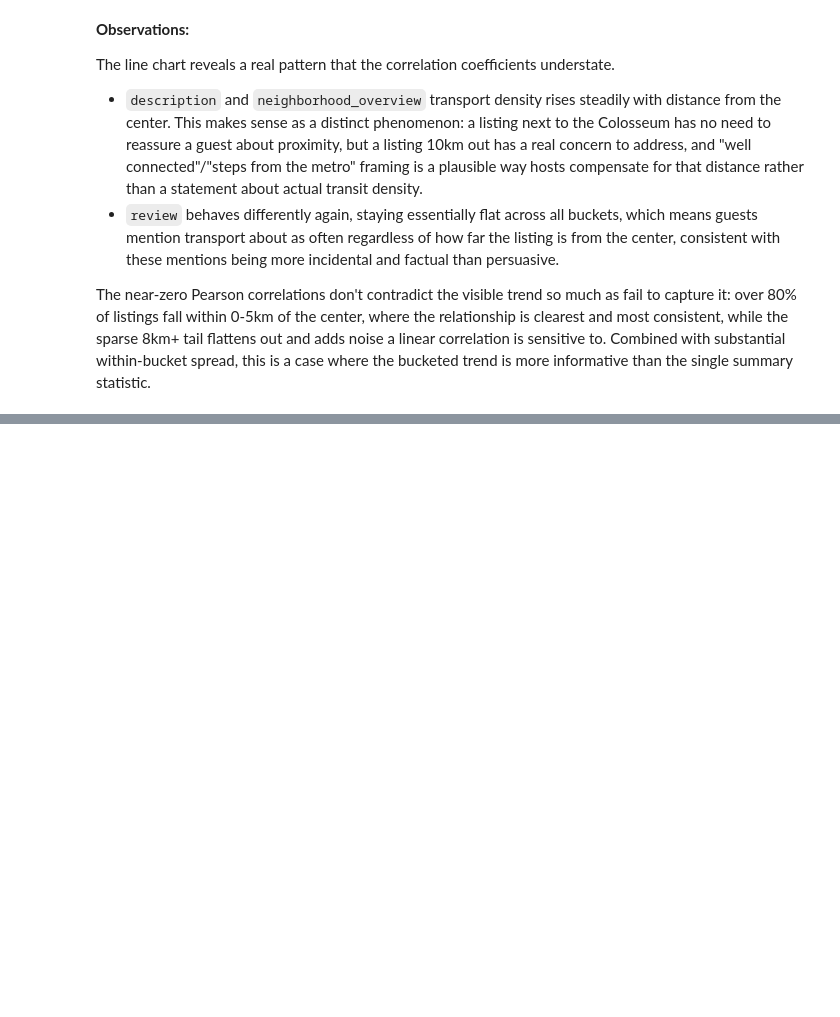
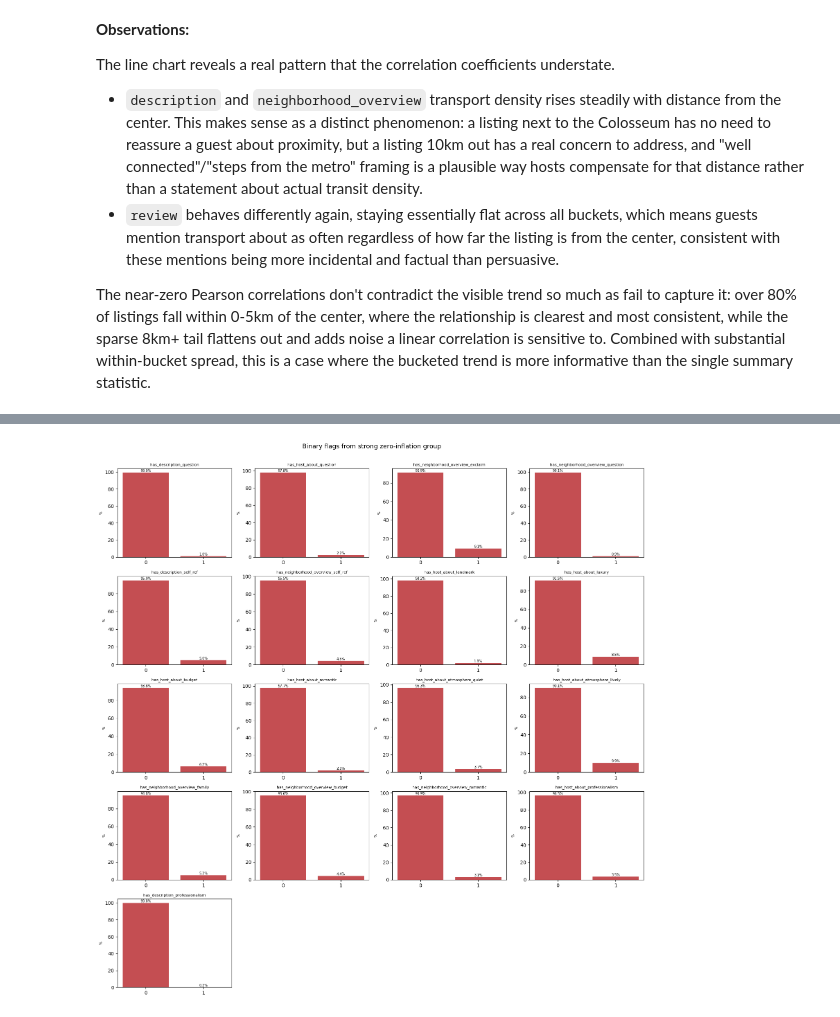
Before and after one commit to pln6/airbnb-market-segmentation-analysis, a Jupyter notebook: notebooks/02_feature_engineering.ipynb, the cells around one changed output, grey strips where cells are left out. Saved outputs shown, nothing was run; the diff lists cells and outputs as text; code cells hidden in the pictures; blank space fills up the shorter version.

```diff
--- a/notebooks/02_feature_engineering.ipynb
+++ b/notebooks/02_feature_engineering.ipynb
@@ -3345,0 +3515,37 @@ The near-zero Pearson correlations don't contradict the visible trend so much as
+# %%
+# strong group - binary flags
+def to_flag_name(col):
+    for suffix in ('_density', '_count'):
+        if col.endswith(suffix):
+            return f'has_{col[:-len(suffix)]}'
+    return f'has_{col}'
+
+for col in zero_inflated_strong:
+    flag_name = to_flag_name(col)
+    flag_series = (listings_clean[col] > 0).astype('Int64')
+    flag_series[listings_clean[col].isna()] = pd.NA  # preserve unavailable
+    listings_clean[flag_name] = flag_series
+
+listings_clean = listings_clean.copy()
+
+strong_flag_names = [to_flag_name(c) for c in zero_inflated_strong]
+
+fig, axes = plt.subplots(5, 4, figsize=(16, 16))
+axes = axes.flatten()
+
+for ax, flag in zip(axes, strong_flag_names):
+    pct = listings_clean[flag].value_counts(normalize=True, dropna=True).reindex([0, 1]).fillna(0).mul(100)
+    ax.bar(['0', '1'], pct.values, color='#c44e52')
+    ax.set_title(flag, fontsize=8)
+    ax.set_ylabel('%', fontsize=7)
+    for i, v in enumerate(pct.values):
+        ax.text(i, v, f'{v:.1f}%', ha='center', va='bottom', fontsize=7)
+
+for ax in axes[len(strong_flag_names):]:
+    ax.set_visible(False)
+
+plt.suptitle('Binary flags from strong zero-inflation group', fontsize=13, y=1.005)
+plt.tight_layout()
+plt.show()
+# %% [output]
+[figure, added]
```
Also changed, not shown: parts of 23 cells of this notebook.
